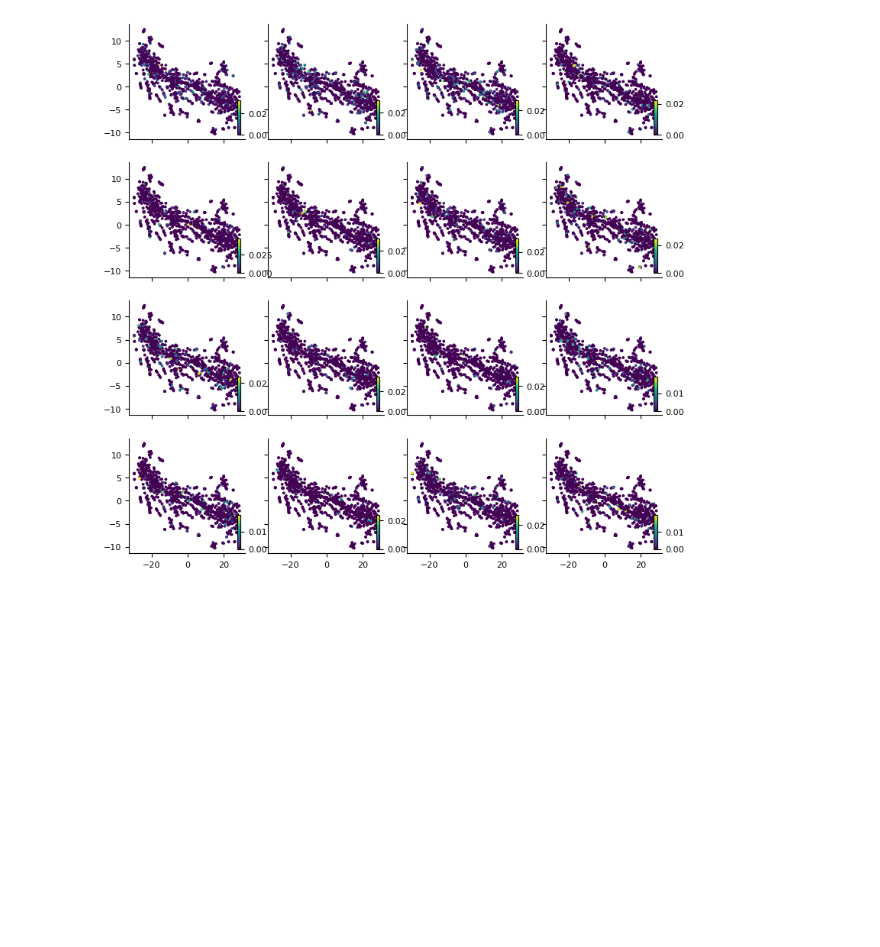
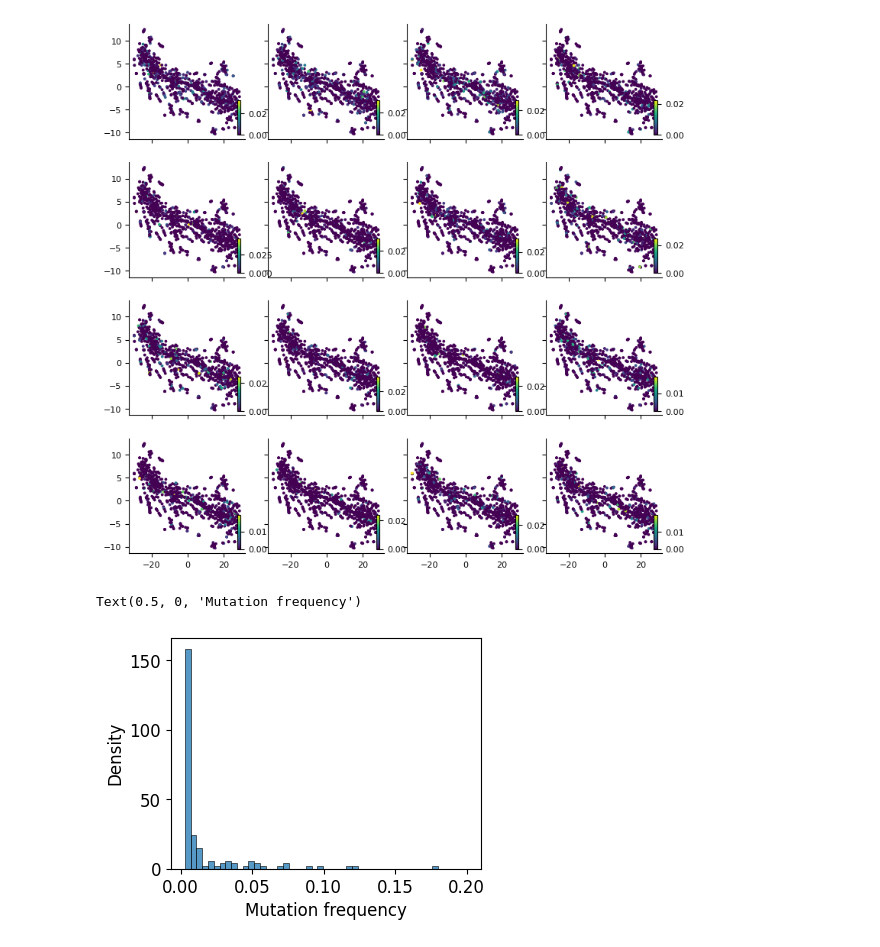
Before and after one commit to kunwang34/mtDNA_simulation, a Jupyter notebook: notebook/Linear_model.ipynb, the cells around one changed output. Saved outputs shown, nothing was run; the diff lists cells and outputs as text; code cells hidden in the pictures; blank space fills up the shorter version.

```diff
--- a/notebook/Linear_model.ipynb
+++ b/notebook/Linear_model.ipynb
@@ -147,3 +147,6 @@ for ind, i in enumerate(show_mtmuts):
 # plt.tight_layout()
 # %% [output]
 [figure]
+# %%
+from collections import Counter
+cnt = Counter(sum([list(i) for i in mt_muts['<0_0>']], []))
@@ -149,0 +155,9 @@ for ind, i in enumerate(show_mtmuts):
+# %%
+plt.rcParams['font.size'] = 12
+# %%
+fig, ax = plt.subplots(figsize=(4,3))
+sns.histplot(np.array(list(cnt.values()))/len(mt_muts['<0_0>']), bins=np.linspace(0.003 ,0.2, 50), ax=ax, stat='density')
+ax.set_xlabel('Mutation frequency')
+# %% [output]
+Text(0.5, 0, 'Mutation frequency')
+[figure, added]
```
Also changed, not shown: parts of 1 cell of this notebook.
